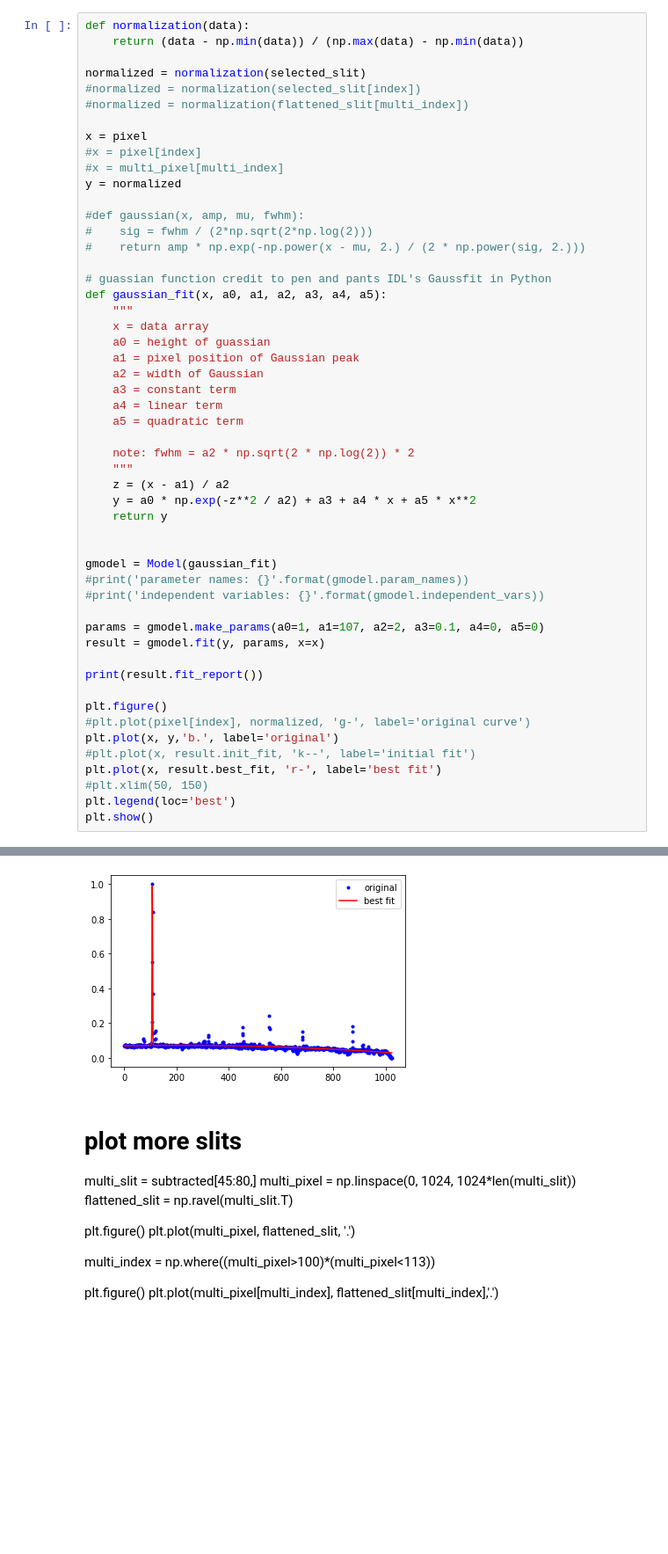
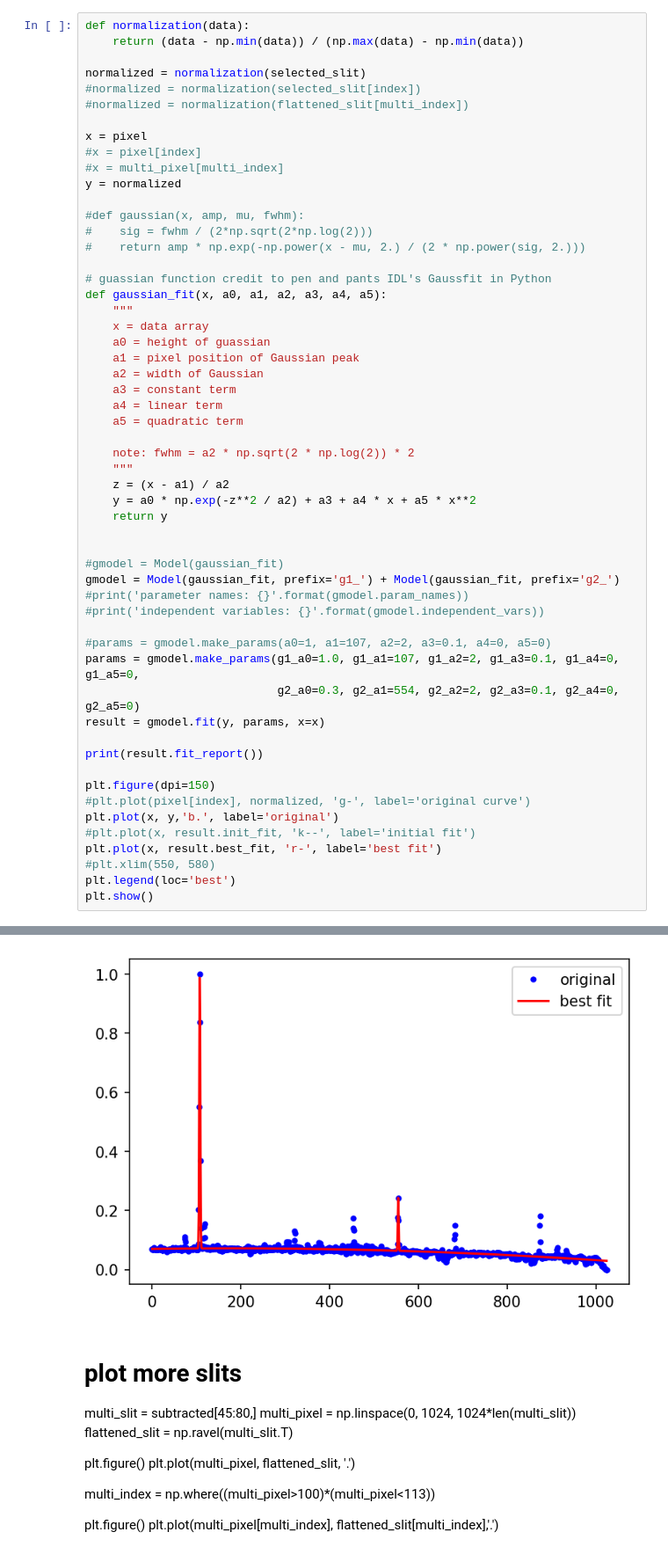
Before and after one commit to ruoyanwangdr/Dynamics-of-Jovian-Infrared-Auroral-Ionosphere-and-Thermosphere, a Jupyter notebook: h3p.ipynb, the cells around one changed output, grey strips where cells are left out. Shown at 88% size. Cells and saved outputs as stored; diff of their text form; blank space fills up the shorter version.

```diff
--- a/h3p.ipynb
+++ b/h3p.ipynb
@@ -103,21 +101,24 @@ def gaussian_fit(x, a0, a1, a2, a3, a4, a5):
     return y
 
 
-gmodel = Model(gaussian_fit)
+#gmodel = Model(gaussian_fit)
+gmodel = Model(gaussian_fit, prefix='g1_') + Model(gaussian_fit, prefix='g2_')
 #print('parameter names: {}'.format(gmodel.param_names))
 #print('independent variables: {}'.format(gmodel.independent_vars))
 
-params = gmodel.make_params(a0=1, a1=107, a2=2, a3=0.1, a4=0, a5=0)
+#params = gmodel.make_params(a0=1, a1=107, a2=2, a3=0.1, a4=0, a5=0)
+params = gmodel.make_params(g1_a0=1.0, g1_a1=107, g1_a2=2, g1_a3=0.1, g1_a4=0, g1_a5=0,
+                            g2_a0=0.3, g2_a1=554, g2_a2=2, g2_a3=0.1, g2_a4=0, g2_a5=0)
 result = gmodel.fit(y, params, x=x)
 
 print(result.fit_report())
 
-plt.figure()
+plt.figure(dpi=150)
 #plt.plot(pixel[index], normalized, 'g-', label='original curve')
 plt.plot(x, y,'b.', label='original')
 #plt.plot(x, result.init_fit, 'k--', label='initial fit')
 plt.plot(x, result.best_fit, 'r-', label='best fit')
-#plt.xlim(50, 150)
+#plt.xlim(550, 580)
 plt.legend(loc='best')
 plt.show()
 # %% [output]
@@ -141,4 +142,4 @@ plt.show()
-[figure, old version]
+[figure, new version]
 # %% [markdown]
 # plot more slits
 multi_slit = subtracted[45:80,]
```
Also changed, not shown: parts of 3 cells of this notebook.
